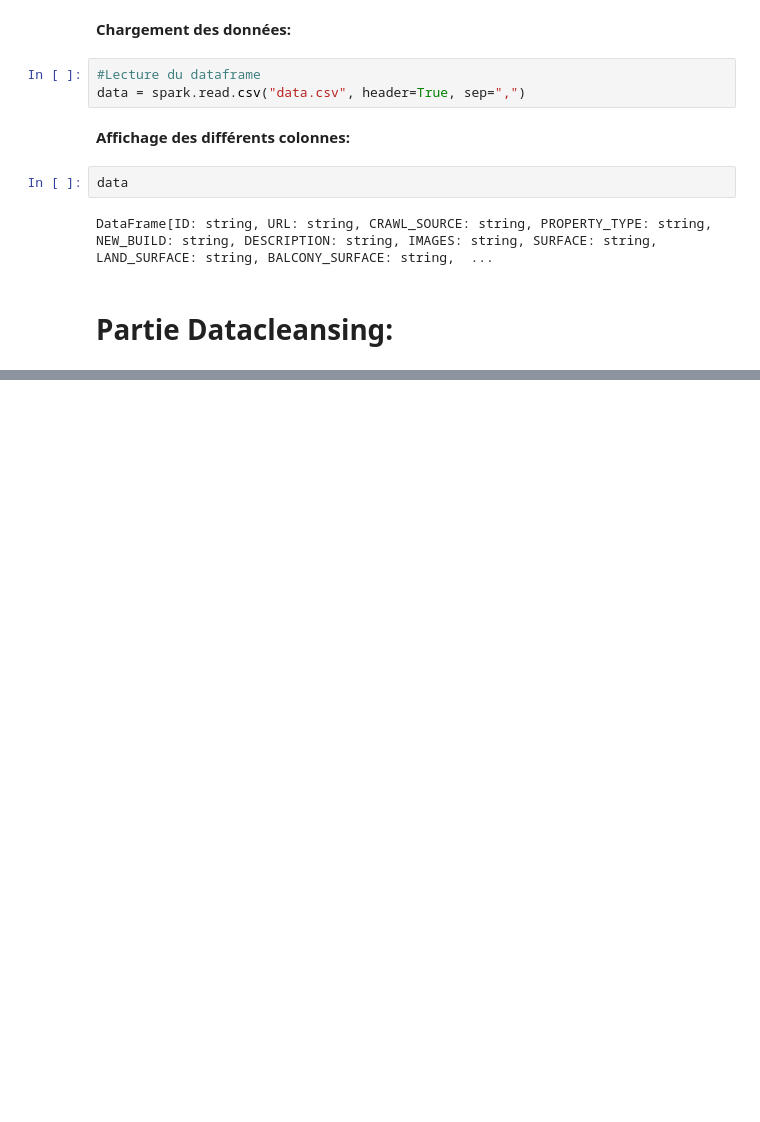
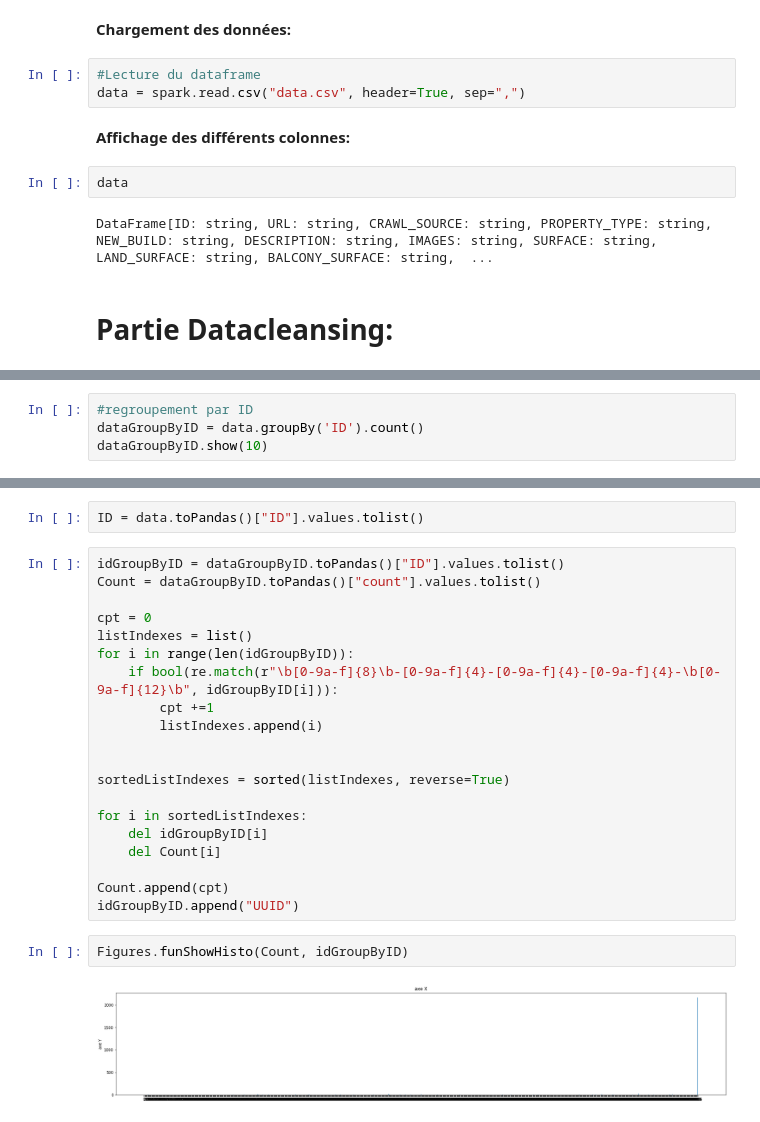
Before and after one commit to secouba/testsKapernikov, a Jupyter notebook: testsKapernikov.ipynb, the cells around one changed output, grey strips where cells are left out. Saved outputs shown, nothing was run; the diff lists cells and outputs as text; blank space fills up the shorter version.

```diff
--- a/testsKapernikov.ipynb
+++ b/testsKapernikov.ipynb
@@ -32,0 +156,4 @@ data.filter("PROPERTY_TYPE == 'PROGRAM'").show(2)
+# %%
+#regroupement par ID
+dataGroupByID = data.groupBy('ID').count()
+dataGroupByID.show(10)
@@ -32,0 +176,26 @@ data.filter("PROPERTY_TYPE == 'PROGRAM'").show(2)
+# %%
+ID = data.toPandas()["ID"].values.tolist()
+# %%
+idGroupByID = dataGroupByID.toPandas()["ID"].values.tolist()
+Count = dataGroupByID.toPandas()["count"].values.tolist()
+
+cpt = 0
+listIndexes = list()
+for i in range(len(idGroupByID)):
+    if bool(re.match(r"\b[0-9a-f]{8}\b-[0-9a-f]{4}-[0-9a-f]{4}-[0-9a-f]{4}-\b[0-9a-f]{12}\b", idGroupByID[i])):
+        cpt +=1
+        listIndexes.append(i)
+
+
+sortedListIndexes = sorted(listIndexes, reverse=True)
+
+for i in sortedListIndexes:
+    del idGroupByID[i]
+    del Count[i]
+
+Count.append(cpt)
+idGroupByID.append("UUID")
+# %%
+Figures.funShowHisto(Count, idGroupByID)
+# %% [output]
+[figure, added]
```
Also changed, not shown: parts of 12 cells of this notebook.
